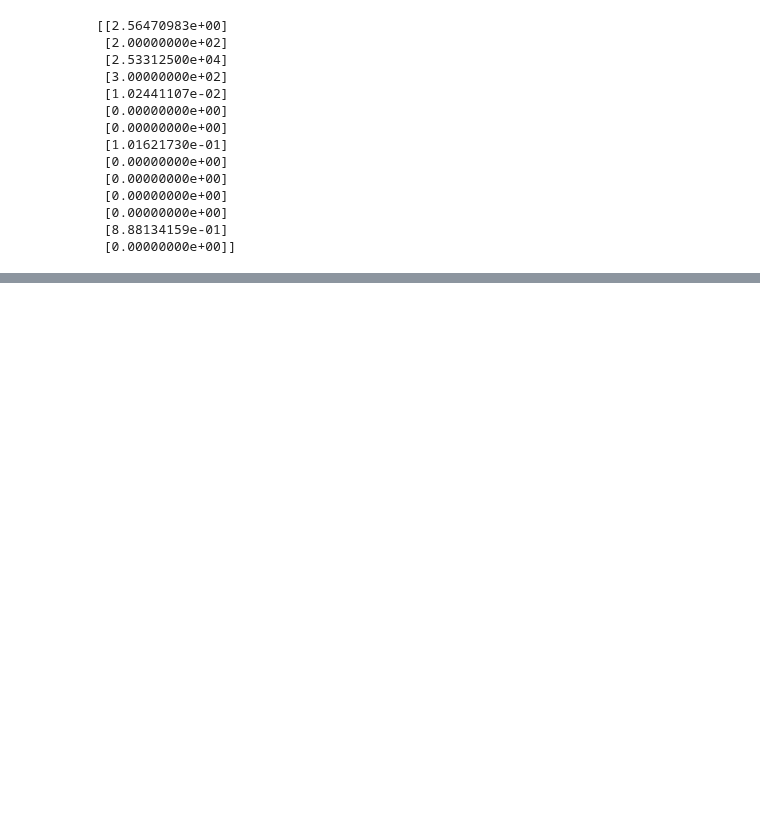
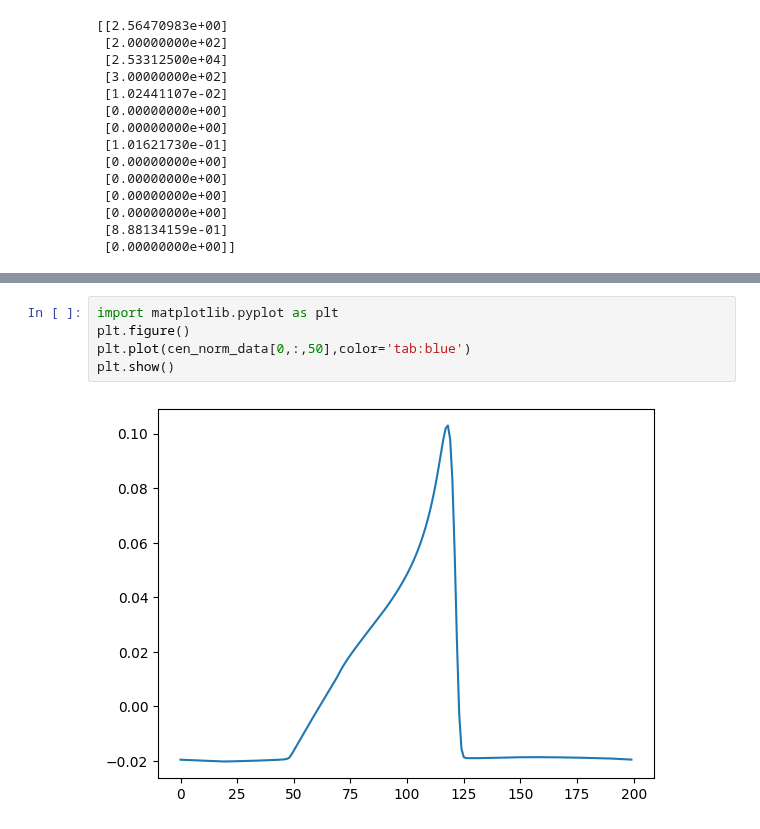
Before and after one commit to brody-gatza/ParameterAdapt, a Jupyter notebook: misc_tools/working_notebook.ipynb, the cells around one changed output, grey strips where cells are left out. Saved outputs shown, nothing was run; the diff lists cells and outputs as text; blank space fills up the shorter version.

```diff
--- a/misc_tools/working_notebook.ipynb
+++ b/misc_tools/working_notebook.ipynb
@@ -54,0 +111,7 @@ print(prim_state)
+# %%
+import matplotlib.pyplot as plt
+plt.figure()
+plt.plot(cen_norm_data[0,:,50],color='tab:blue')
+plt.show()
+# %% [output]
+[figure, added]
```
Also changed, not shown: parts of 7 cells of this notebook, 11 other files.
